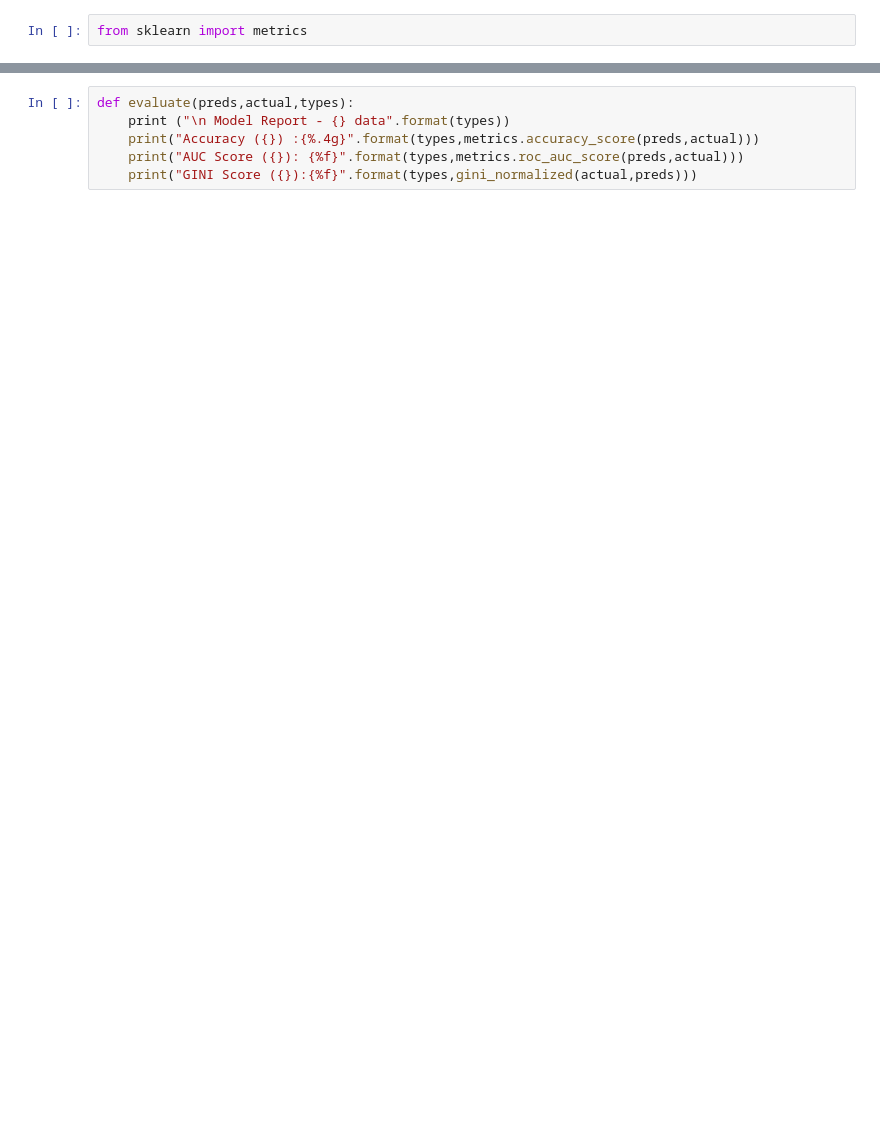
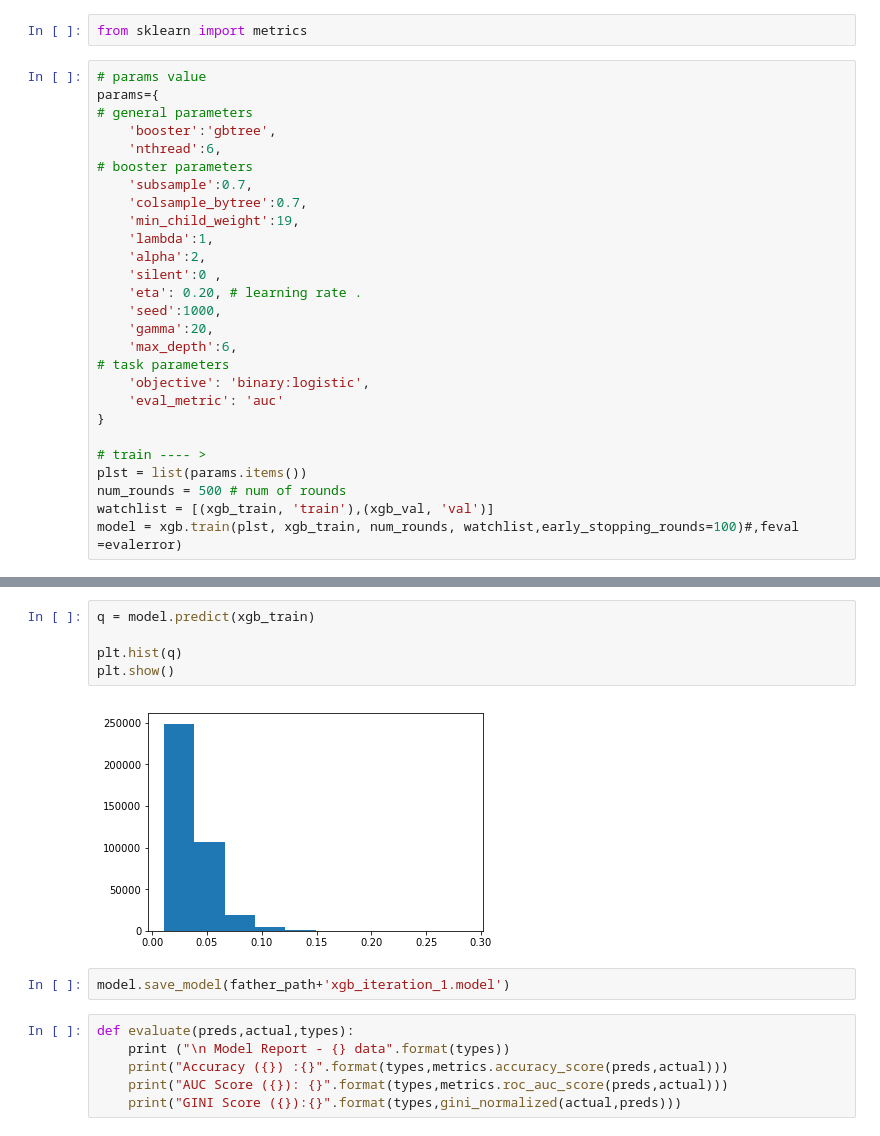
Before and after one commit to JoneNash/Competition4SDP, a Jupyter notebook: src/my_xbg_train.ipynb, the cells around one changed output, grey strips where cells are left out. Saved outputs shown, nothing was run; the diff lists cells and outputs as text; blank space fills up the shorter version.

```diff
--- a/src/my_xbg_train.ipynb
+++ b/src/my_xbg_train.ipynb
@@ -97,2 +58,29 @@ Stopping. Best iteration:
 # %%
 from sklearn import metrics
+# %%
+# params value
+params={
+# general parameters
+    'booster':'gbtree',
+    'nthread':6,
+# booster parameters
+    'subsample':0.7,
+    'colsample_bytree':0.7,
+    'min_child_weight':19,
+    'lambda':1,
+    'alpha':2,
+    'silent':0 ,
+    'eta': 0.20, # learning rate .
+    'seed':1000,
+    'gamma':20,
+    'max_depth':6,
+# task parameters
+    'objective': 'binary:logistic',
+    'eval_metric': 'auc'
+}
+
+# train ---- >
+plst = list(params.items())
+num_rounds = 500 # num of rounds
+watchlist = [(xgb_train, 'train'),(xgb_val, 'val')]
+model = xgb.train(plst, xgb_train, num_rounds, watchlist,early_stopping_rounds=100)#,feval =evalerror)
@@ -99,8 +105,17 @@ from sklearn import metrics
+# %%
+q = model.predict(xgb_train)
+
+plt.hist(q)
+plt.show()
+# %% [output]
+[figure, added]
+# %%
+model.save_model(father_path+'xgb_iteration_1.model')
 # %%
 def evaluate(preds,actual,types):
     print ("\n Model Report - {} data".format(types))
-    print("Accuracy ({}) :{%.4g}".format(types,metrics.accuracy_score(preds,actual)))
-    print("AUC Score ({}): {%f}".format(types,metrics.roc_auc_score(preds,actual)))
-    print("GINI Score ({}):{%f}".format(types,gini_normalized(actual,preds)))
+    print("Accuracy ({}) :{}".format(types,metrics.accuracy_score(preds,actual)))
+    print("AUC Score ({}): {}".format(types,metrics.roc_auc_score(preds,actual)))
+    print("GINI Score ({}):{}".format(types,gini_normalized(actual,preds)))
 # %%
 y = xy.target
```
Also changed, not shown: parts of 9 cells of this notebook, 2 other files.
